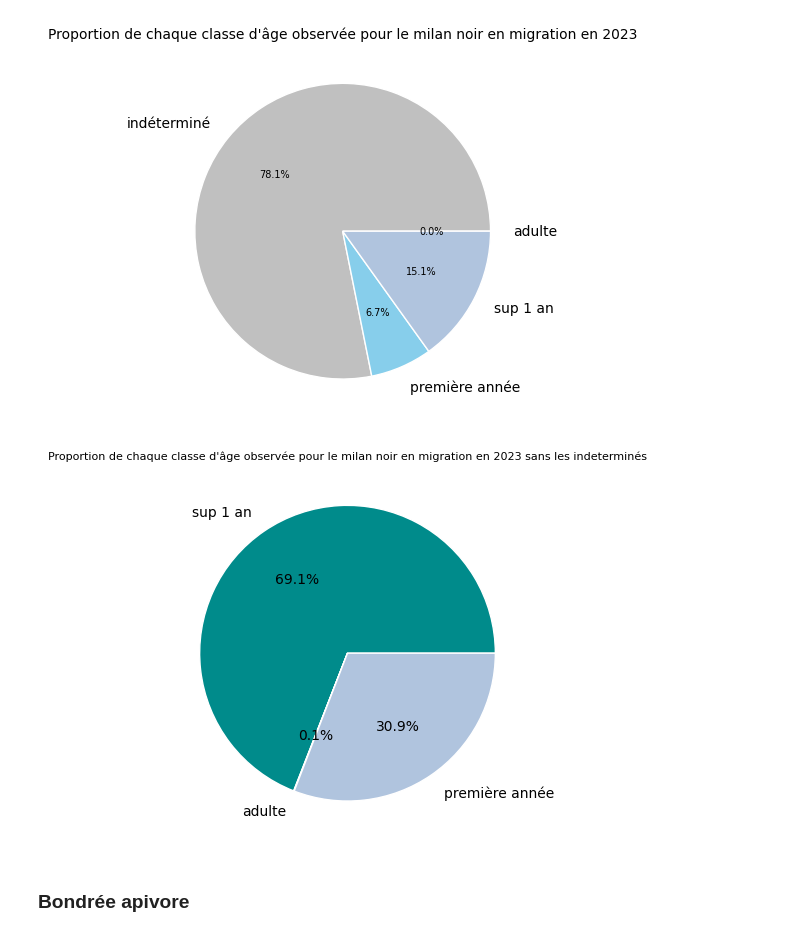
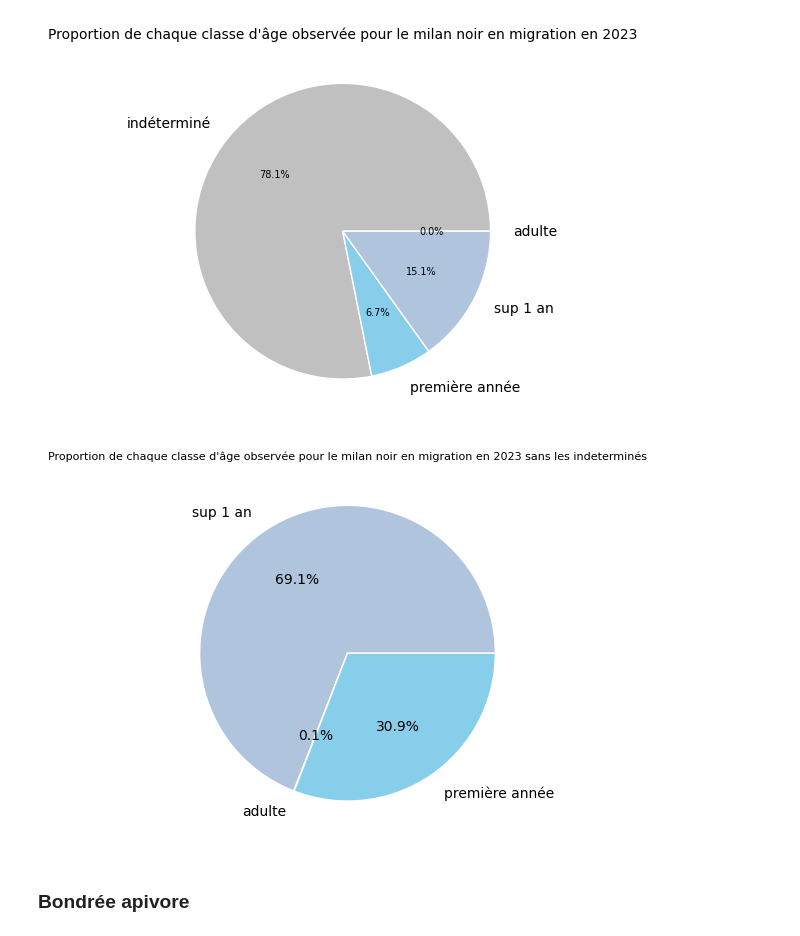
Before and after one commit to amelietatin/oiseaux_cols_libres, a Jupyter notebook: code/9_dernieres_analyses_update.ipynb, the cells around one changed output. Cells and saved outputs as stored; diff of their text form; code cells hidden in the pictures.

```diff
--- a/code/9_dernieres_analyses_update.ipynb
+++ b/code/9_dernieres_analyses_update.ipynb
@@ -1085,7 +1154,7 @@ wedges, texts, autotexts = ax.pie(
     labeldistance=1.15,
     autopct='%1.1f%%',  # Add percentage labels
     wedgeprops={'linewidth': 1, 'edgecolor': 'white'},
-    colors=['royalblue', 'silver', 'skyblue', 'lightsteelblue', 'darkcyan']
+    colors=['royalblue', 'silver', 'skyblue', 'lightsteelblue']
 )
 
 # Adjust percentage font size
@@ -1103,32 +1172,32 @@ plt.savefig('../figures/figures_finales_rapport/prop_age_milan_noir_migration_av
 # %%
 # Define the desired order
 custom_order = ["sup 1 an", "adulte", "première année"]
 
 # Ensure the DataFrame is ordered correctly
 df = n_obs_age_milan_noir_sans_NA.set_index("age").loc[custom_order].reset_index()
 
 # Create the pie chart
 fig, ax = plt.subplots()
 wedges, texts, autotexts = ax.pie(
     df["direction1"],  # Updated values in correct order
     labels=df["age"],  # Updated labels in correct order
     labeldistance=1.15,
     autopct='%1.1f%%',
     wedgeprops={'linewidth': 1, 'edgecolor': 'white'},
-    colors=['darkcyan', 'royalblue','lightsteelblue', 'skyblue']
+    colors=['lightsteelblue','silver', 'skyblue','royalblue']
 )
 
 # Adjust percentage font size
 for autotext in autotexts:
     autotext.set_fontsize(10)  # Change this value to adjust the size
     autotext.set_color('black')  # Optional: Change text color for better visibility
 
 
 plt.title("Proportion de chaque classe d'âge observée pour le milan noir en migration en 2023 sans les indeterminés", fontsize=8);
 
 plt.savefig('../figures/figures_finales_rapport/prop_age_milan_noir_migration_sans_NA_2023_15_juil_15_sept.png')
 # %% [output]
-[figure, old version]
+[figure, new version]
 # %% [markdown]
 ### Bondrée apivore
 # %%
```
Also changed, not shown: parts of 23 cells of this notebook, 19 other files.
